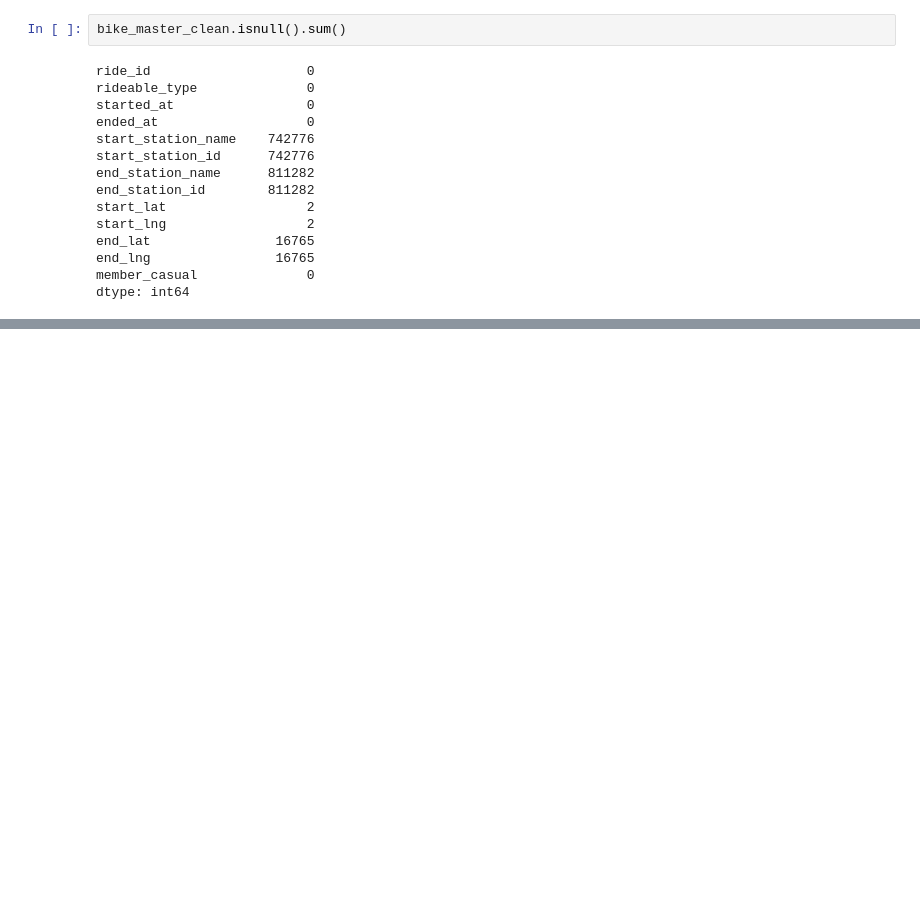
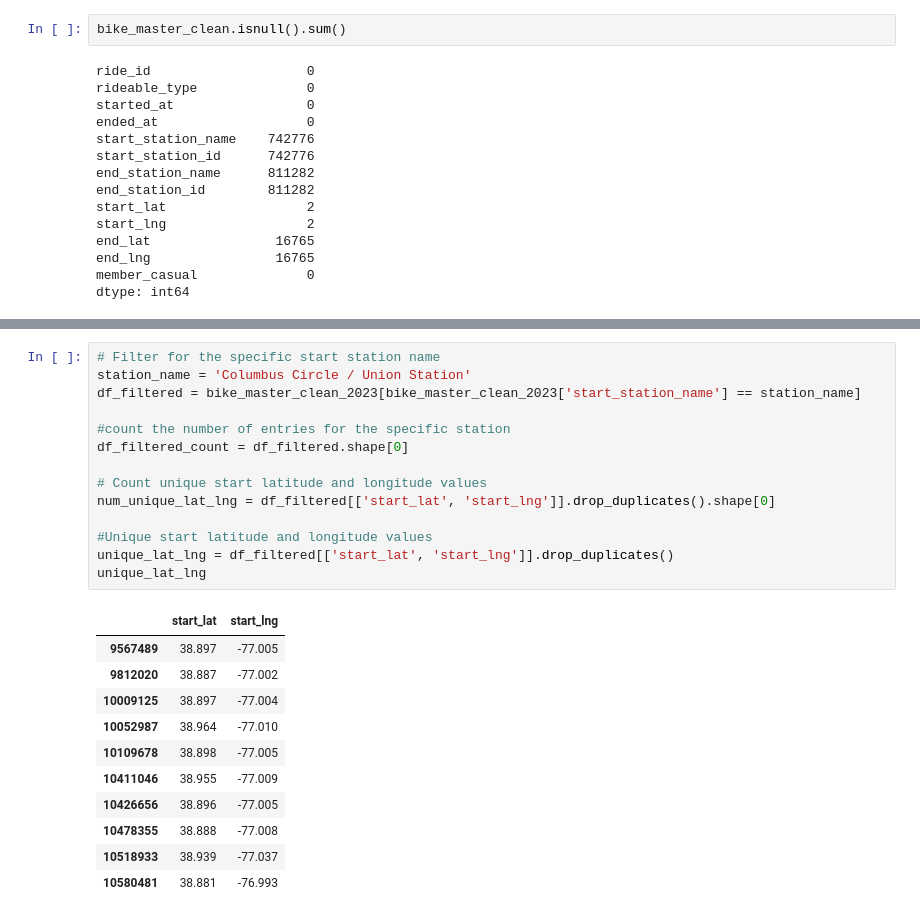
Before and after one commit to rakeshtparayil/capital_bike_share, a Jupyter notebook: capital_bike_share_EDA.ipynb, the cells around one changed output, grey strips where cells are left out. Saved outputs shown, nothing was run; the diff lists cells and outputs as text; blank space fills up the shorter version.

```diff
--- a/capital_bike_share_EDA.ipynb
+++ b/capital_bike_share_EDA.ipynb
@@ -111,0 +158,26 @@ dtype: int64
+# %%
+# Filter for the specific start station name
+station_name = 'Columbus Circle / Union Station'
+df_filtered = bike_master_clean_2023[bike_master_clean_2023['start_station_name'] == station_name]
+
+#count the number of entries for the specific station
+df_filtered_count = df_filtered.shape[0]
+
+# Count unique start latitude and longitude values
+num_unique_lat_lng = df_filtered[['start_lat', 'start_lng']].drop_duplicates().shape[0]
+
+#Unique start latitude and longitude values
+unique_lat_lng = df_filtered[['start_lat', 'start_lng']].drop_duplicates()
+unique_lat_lng
+# %% [output]
+|  | start_lat | start_lng |
+| 9567489 | 38.897 | -77.005 |
+| 9812020 | 38.887 | -77.002 |
+| 10009125 | 38.897 | -77.004 |
+| 10052987 | 38.964 | -77.010 |
+| 10109678 | 38.898 | -77.005 |
+| 10411046 | 38.955 | -77.009 |
+| 10426656 | 38.896 | -77.005 |
+| 10478355 | 38.888 | -77.008 |
+| 10518933 | 38.939 | -77.037 |
+| 10580481 | 38.881 | -76.993 |
```
Also changed, not shown: parts of 5 cells of this notebook.
